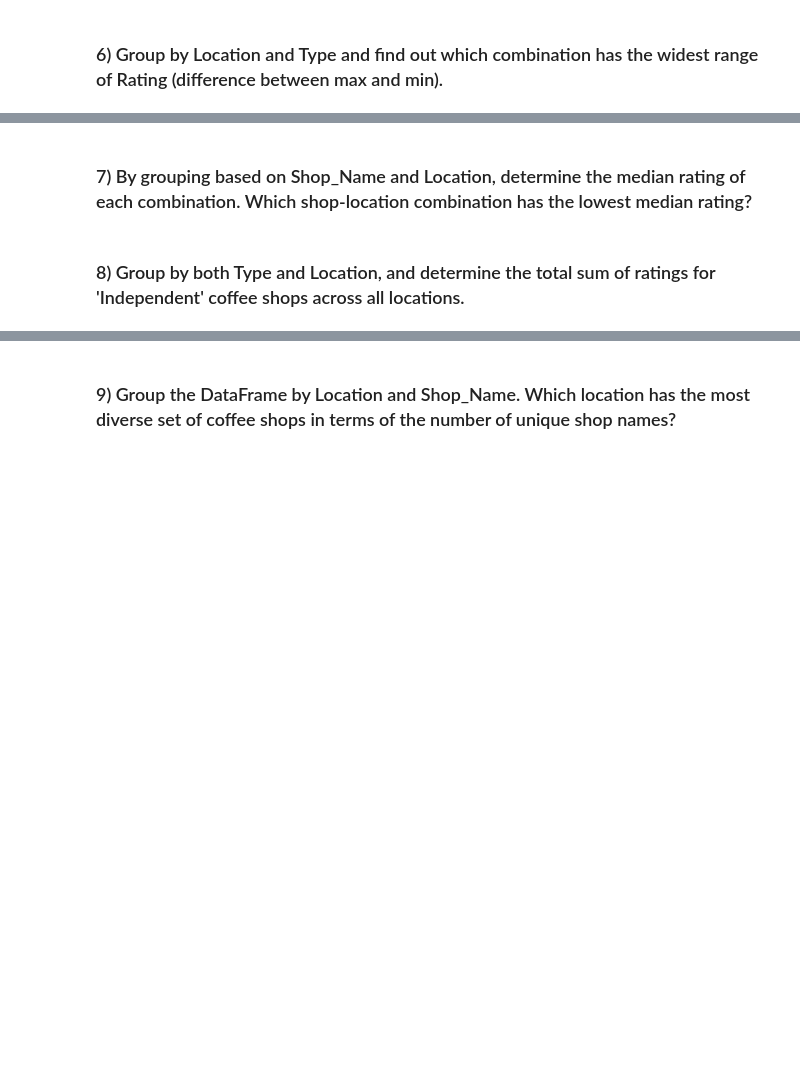
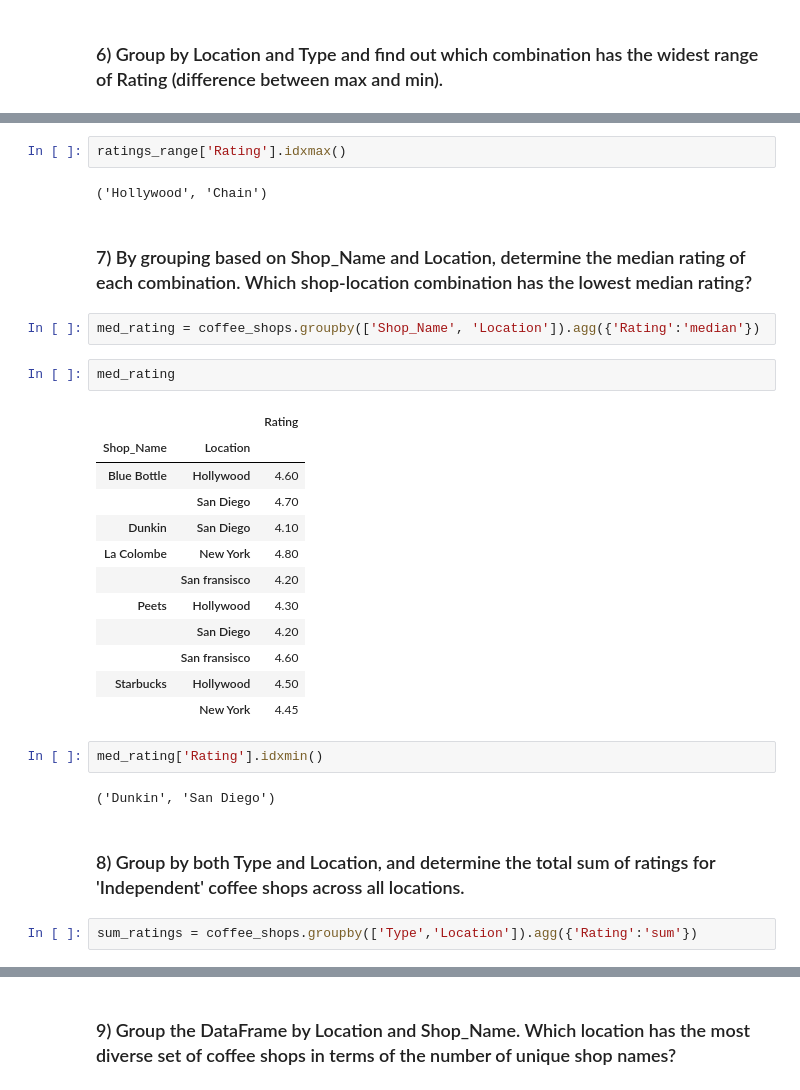
Before and after one commit to pradeepsf729/pandas_101, a Jupyter notebook: pandas-groupby-z3.ipynb, the cells around one changed output, grey strips where cells are left out. Saved outputs shown, nothing was run; the diff lists cells and outputs as text; blank space fills up the shorter version.

Commit message:
Solutions for group by issues

```diff
--- a/pandas-groupby-z3.ipynb
+++ b/pandas-groupby-z3.ipynb
@@ -206,4 +224,31 @@ both_types['Rating'].idxmax()
+# %%
+ratings_range['Rating'].idxmax()
+# %% [output]
+('Hollywood', 'Chain')
 # %% [markdown]
 ### 7) By grouping based on Shop_Name and Location, determine the median rating of each combination. Which shop-location combination has the lowest median rating?
+# %%
+med_rating = coffee_shops.groupby(['Shop_Name', 'Location']).agg({'Rating':'median'})
+# %%
+med_rating
+# %% [output]
+|  |  | Rating |
+| Shop_Name | Location |  |
+| Blue Bottle | Hollywood | 4.60 |
+|  | San Diego | 4.70 |
+| Dunkin | San Diego | 4.10 |
+| La Colombe | New York | 4.80 |
+|  | San fransisco | 4.20 |
+| Peets | Hollywood | 4.30 |
+|  | San Diego | 4.20 |
+|  | San fransisco | 4.60 |
+| Starbucks | Hollywood | 4.50 |
+|  | New York | 4.45 |
+# %%
+med_rating['Rating'].idxmin()
+# %% [output]
+('Dunkin', 'San Diego')
 # %% [markdown]
 ### 8) Group by both Type and Location, and determine the total sum of ratings for 'Independent' coffee shops across all locations.
+# %%
+sum_ratings = coffee_shops.groupby(['Type','Location']).agg({'Rating':'sum'})
```
Also changed, not shown: parts of 18 cells of this notebook, 1 other file.
